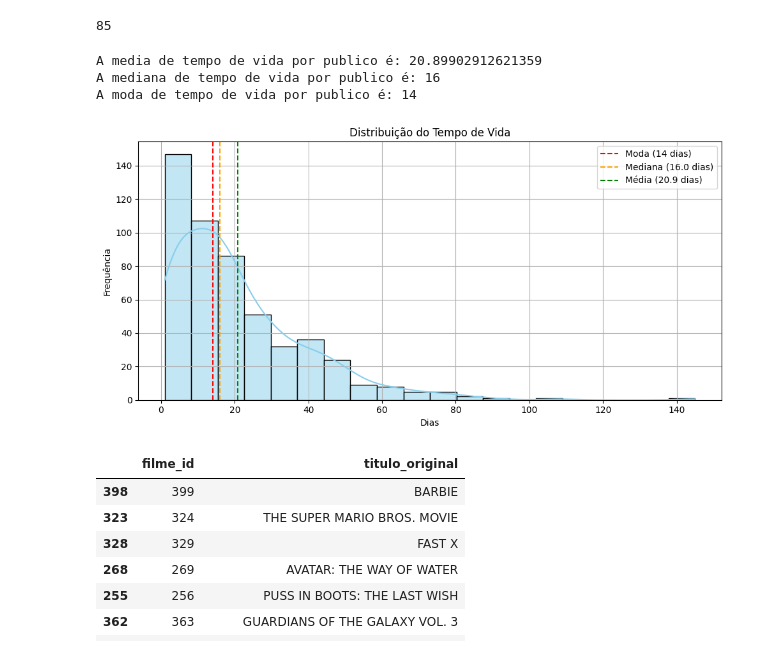
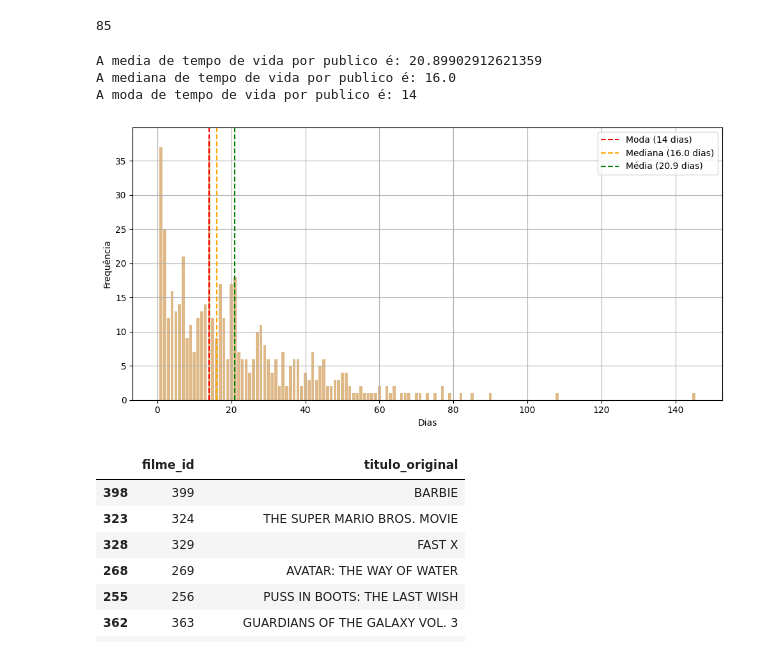
Before and after one commit to jhe-sua/A2_introcomp, a Jupyter notebook: Graficos.ipynb, the cells around one changed output. Cells and saved outputs as stored; diff of their text form; code cells hidden in the pictures.

Commit message:
Distribuicao do tempo de vida

```diff
--- a/Graficos.ipynb
+++ b/Graficos.ipynb
@@ -353,65 +353,51 @@ dias_totais_com_publico(256)
 # %% [output]
 85
 # %%
-#Media
-media = 0
+tempos_de_vida = []
+
 for filme_id in filme["id"]:
-    media += dias_totais_com_publico(filme_id)
-media = media/len(filme)
+    tempos_de_vida.append(dias_totais_com_publico(filme_id))
+    tempos_de_vida.sort()
 
-#Mediana
-dias_de_vida_de_cada_filme = []
-mediana = 0
-for filme_id in filme["id"]:
-    dias_de_vida_de_cada_filme.append(dias_totais_com_publico(filme_id))
-    dias_de_vida_de_cada_filme.sort()
-if (len(filme)%2) == 0:
-    mediana = (dias_de_vida_de_cada_filme[len(filme)/2 -1] + dias_de_vida_de_cada_filme[len(filme)/2])/2
-else:
-    mediana = (dias_de_vida_de_cada_filme[int((len(filme) - 1)/2)])
-
-#Moda
 contagem = {}
-for numero_dias in dias_de_vida_de_cada_filme:
+for numero_dias in tempos_de_vida:
     contagem[numero_dias] = contagem.get(numero_dias, 0) + 1
 
-print(f"A media de tempo de vida por publico é: {media}")
-print(f"A mediana de tempo de vida por publico é: {mediana}")
-for chave,valor in contagem.items():
-    if valor >= max(contagem.values()):
-        print(f"A moda de tempo de vida por publico é: {chave}")
+media = np.mean(tempos_de_vida)
+mediana = np.median(tempos_de_vida)
+moda = max(set(tempos_de_vida), key=tempos_de_vida.count)
+
+print("A media de tempo de vida por publico é:", media)
+print("A mediana de tempo de vida por publico é:", mediana)
+print("A moda de tempo de vida por publico é:", moda)
 # %% [output]
 A media de tempo de vida por publico é: 20.89902912621359
-A mediana de tempo de vida por publico é: 16
+A mediana de tempo de vida por publico é: 16.0
 A moda de tempo de vida por publico é: 14
 # %%
-# Substitua esta lista pelos seus dados reais
-tempos_de_vida = dias_de_vida_de_cada_filme
-
 # Calcular as métricas
 media = np.mean(tempos_de_vida)
 mediana = np.median(tempos_de_vida)
 moda = max(set(tempos_de_vida), key=tempos_de_vida.count)
 
 # Criar o gráfico
 plt.figure(figsize=(10, 5))
-sns.histplot(tempos_de_vida, bins=20, kde=True, color='skyblue')
+plt.bar(contagem.keys(), contagem.values(), color="burlywood")
 
 # Adicionar linhas verticais
 plt.axvline(moda, color='red', linestyle='--', label=f'Moda ({moda} dias)')
 plt.axvline(mediana, color='orange', linestyle='--', label=f'Mediana ({mediana} dias)')
 plt.axvline(media, color='green', linestyle='--', label=f'Média ({media:.1f} dias)')
 
 # Configurações finais
-plt.title('Distribuição do Tempo de Vida')
 plt.xlabel('Dias')
 plt.ylabel('Frequência')
 plt.legend()
 plt.grid(True)
 plt.tight_layout()
 plt.show()
 # %% [output]
-[figure, old version]
+[figure, new version]
 # %%
 filmes10_com_maior_bilheteria[["filme_id","titulo_original"]]
 # %% [output]
```
Also changed, not shown: 1 other file.
